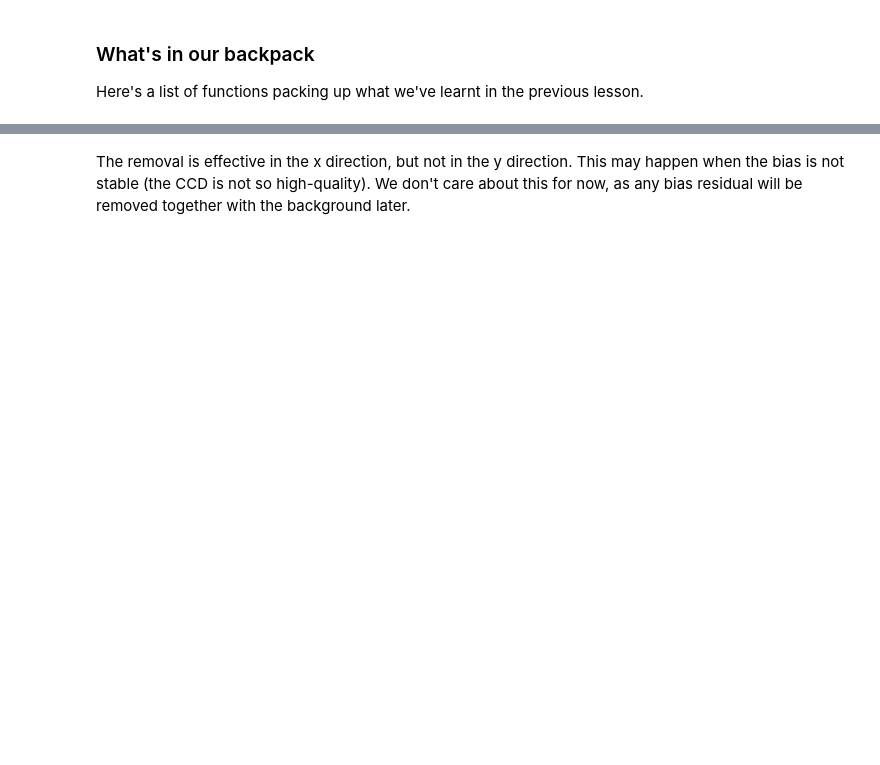
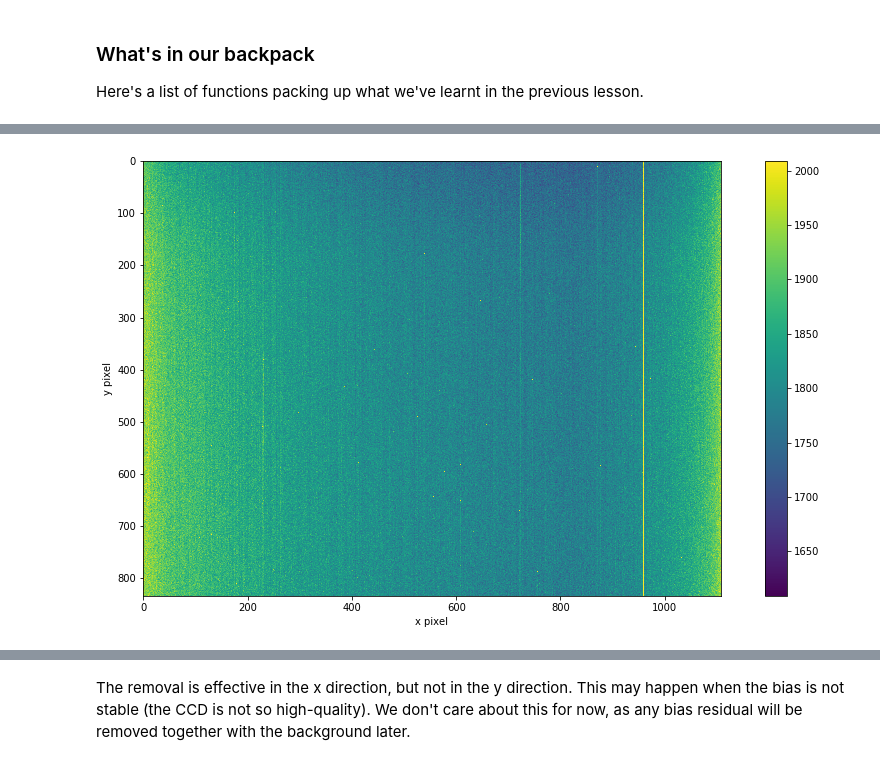
Before and after one commit to gcupani/lectures, a Jupyter notebook: image_reduction_analysis.ipynb, the cells around one changed output, grey strips where cells are left out. Saved outputs shown, nothing was run; the diff lists cells and outputs as text; code cells hidden in the pictures; blank space fills up the shorter version.

```diff
--- a/image_reduction_analysis.ipynb
+++ b/image_reduction_analysis.ipynb
@@ -96,0 +136,5 @@ plt.show()
+# %%
+bias_med = np.median(bias, axis=0)
+plot_medrange(bias_med)
+# %% [output]
+[figure, added]
```
Also changed, not shown: parts of 56 cells of this notebook.
